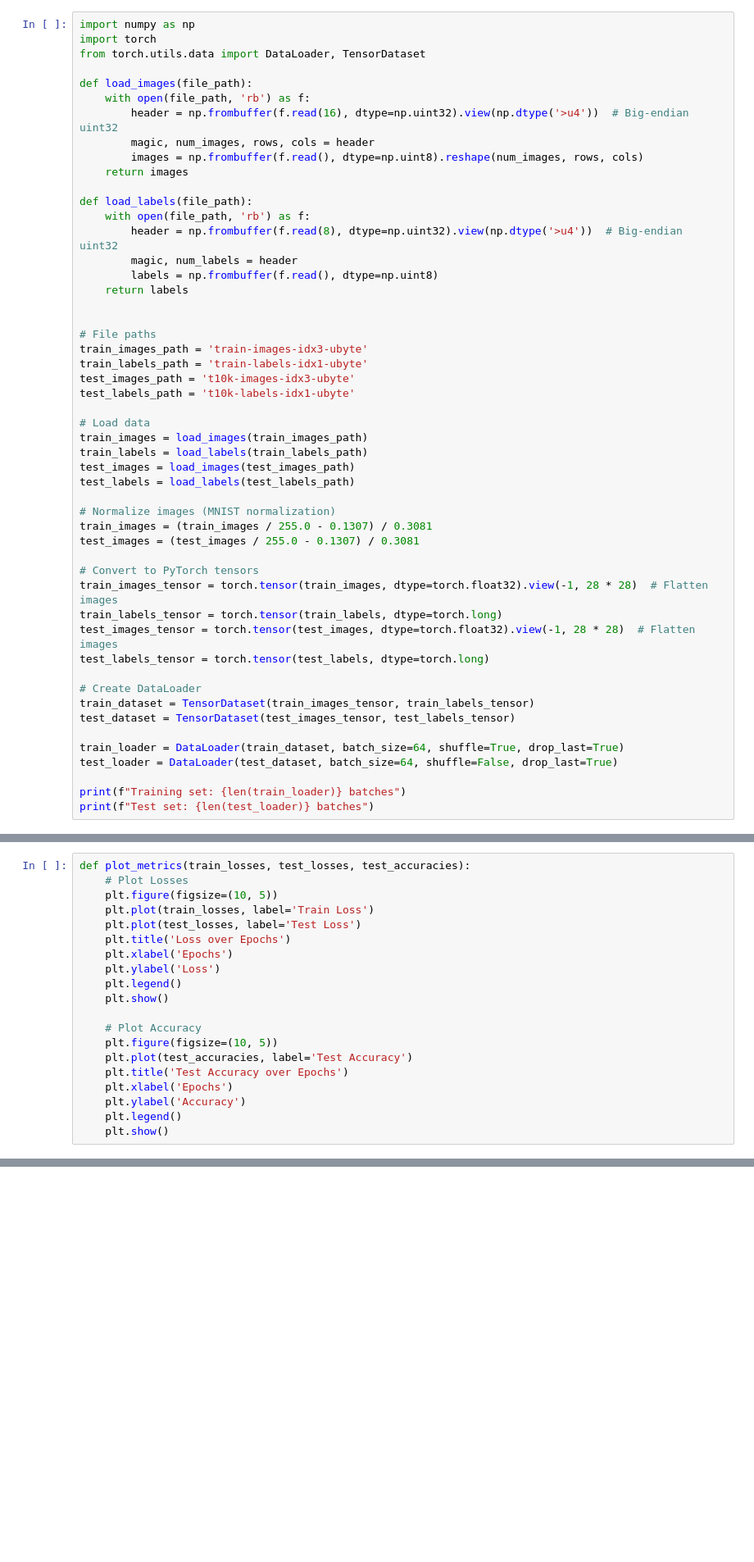
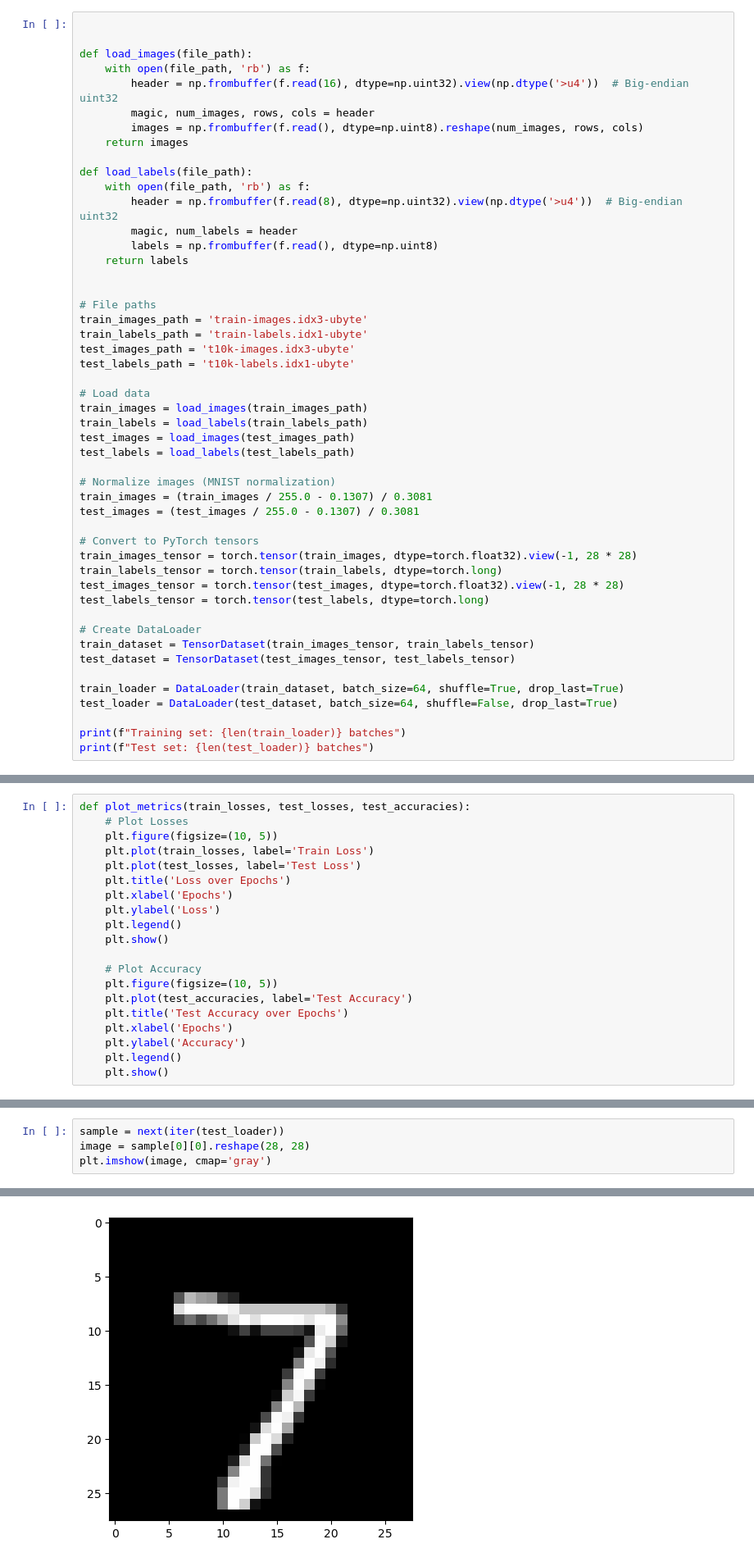
Before and after one commit to l-ehrlich/liquid-from-scratch, a Jupyter notebook: neural-ode-mnist.ipynb, the cells around one changed output, grey strips where cells are left out. Shown at 82% size. Cells and saved outputs as stored; diff of their text form; blank space fills up the shorter version.

```diff
--- a/neural-ode-mnist.ipynb
+++ b/neural-ode-mnist.ipynb
@@ -6,7 +12,5 @@ import numpy as np
 # %%
-import numpy as np
-import torch
-from torch.utils.data import DataLoader, TensorDataset
+
 
 def load_images(file_path):
     with open(file_path, 'rb') as f:
@@ -24,10 +28,10 @@ def load_labels(file_path):
 
 
 # File paths
-train_images_path = 'train-images-idx3-ubyte'
-train_labels_path = 'train-labels-idx1-ubyte'
-test_images_path = 't10k-images-idx3-ubyte'
-test_labels_path = 't10k-labels-idx1-ubyte'
+train_images_path = 'train-images.idx3-ubyte'
+train_labels_path = 'train-labels.idx1-ubyte'
+test_images_path = 't10k-images.idx3-ubyte'
+test_labels_path = 't10k-labels.idx1-ubyte'
 
 # Load data
 train_images = load_images(train_images_path)
@@ -40,9 +44,9 @@ train_images = (train_images / 255.0 - 0.1307) / 0.3081
 test_images = (test_images / 255.0 - 0.1307) / 0.3081
 
 # Convert to PyTorch tensors
-train_images_tensor = torch.tensor(train_images, dtype=torch.float32).view(-1, 28 * 28)  # Flatten images
+train_images_tensor = torch.tensor(train_images, dtype=torch.float32).view(-1, 28 * 28)
 train_labels_tensor = torch.tensor(train_labels, dtype=torch.long)
-test_images_tensor = torch.tensor(test_images, dtype=torch.float32).view(-1, 28 * 28)  # Flatten images
+test_images_tensor = torch.tensor(test_images, dtype=torch.float32).view(-1, 28 * 28)
 test_labels_tensor = torch.tensor(test_labels, dtype=torch.long)
 
 # Create DataLoader
@@ -358,0 +363,5 @@ plt.show()
+# %%
+sample = next(iter(test_loader))
+image = sample[0][0].reshape(28, 28)
+plt.imshow(image, cmap='gray')
+# %% [output]
@@ -358,0 +369 @@ plt.show()
+[figure, added]
```
Also changed, not shown: parts of 29 cells of this notebook, 1 other file.
